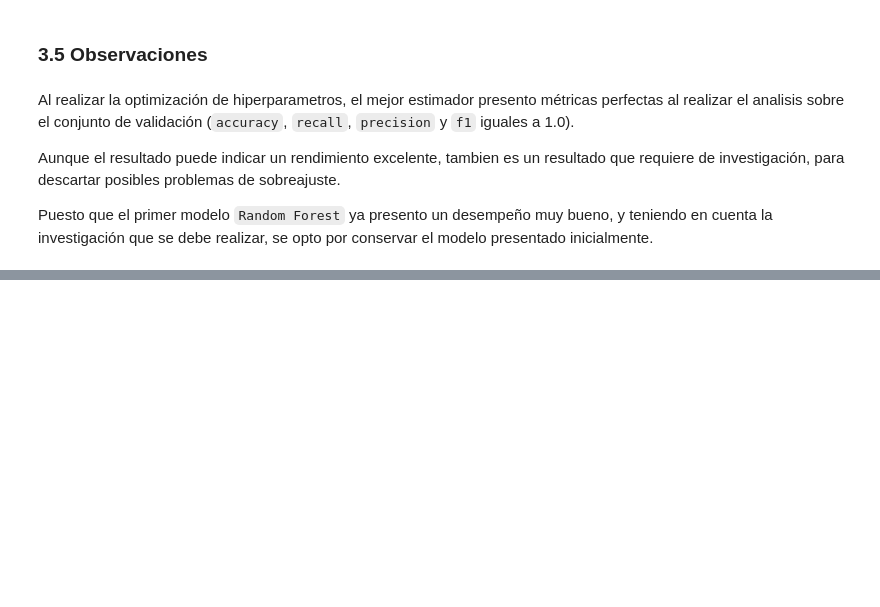
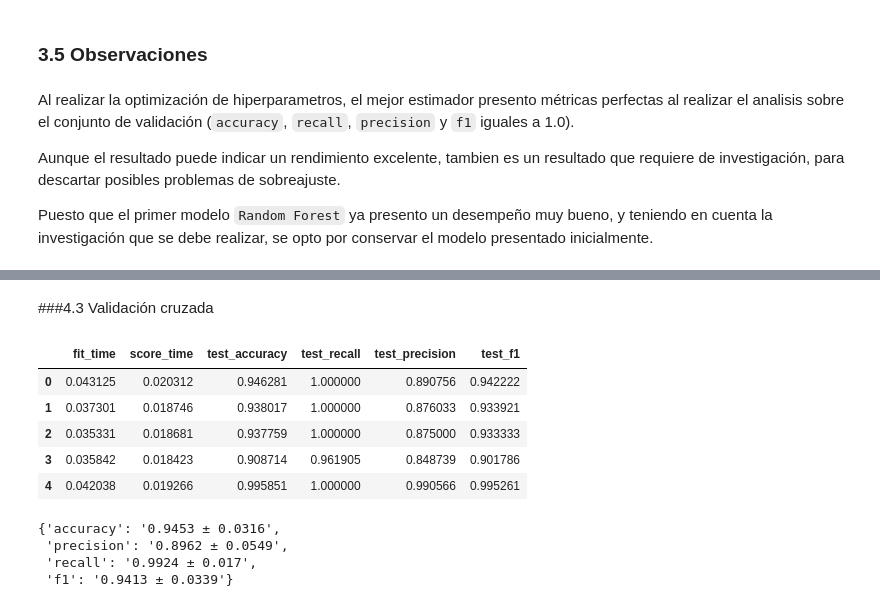
Before and after one commit to ezeperezds/Anemia-Prediction-System, a Jupyter notebook: notebooks/03_modeling.ipynb, the cells around one changed output, grey strips where cells are left out. Saved outputs shown, nothing was run; the diff lists cells and outputs as text; code cells hidden in the pictures; blank space fills up the shorter version.

```diff
--- a/notebooks/03_modeling.ipynb
+++ b/notebooks/03_modeling.ipynb
@@ -768,0 +825,40 @@ Dado que el objetivo principal del proyecto es mantener una alta capacidad predi
+# %% [markdown]
+###4.3 Validación cruzada
+# %%
+pipeline_xgb = Pipeline(
+    [
+        ('preprocessor', preprocessor),
+        ('model', XGBClassifier(
+            objective = 'binary:logistic',
+            eval_metric = 'logloss',
+            n_estimators = 100,
+            learning_rate = 0.01,
+            max_depth = 2,
+            random_state = 82
+        ))
+    ]
+)
+# %%
+scores_xgb = cross_validate(
+    pipeline_xgb,
+    X_temp,
+    y_temp,
+    cv = 5,
+    scoring = [
+        'accuracy',
+        'recall',
+        'precision',
+        'f1'
+    ],
+    return_train_score = False
+)
+# %%
+results_xgb = pd.DataFrame(scores_xgb)
+results_xgb
+# %% [output]
+|  | fit_time | score_time | test_accuracy | test_recall | test_precision | test_f1 |
+| 0 | 0.043125 | 0.020312 | 0.946281 | 1.000000 | 0.890756 | 0.942222 |
+| 1 | 0.037301 | 0.018746 | 0.938017 | 1.000000 | 0.876033 | 0.933921 |
+| 2 | 0.035331 | 0.018681 | 0.937759 | 1.000000 | 0.875000 | 0.933333 |
+| 3 | 0.035842 | 0.018423 | 0.908714 | 0.961905 | 0.848739 | 0.901786 |
+| 4 | 0.042038 | 0.019266 | 0.995851 | 1.000000 | 0.990566 | 0.995261 |
@@ -768,0 +867,7 @@ Dado que el objetivo principal del proyecto es mantener una alta capacidad predi
+# %%
+metrics_cv_xgb
+# %% [output]
+{'accuracy': '0.9453 ± 0.0316',
+ 'precision': '0.8962 ± 0.0549',
+ 'recall': '0.9924 ± 0.017',
+ 'f1': '0.9413 ± 0.0339'}
```
Also changed, not shown: parts of 61 cells of this notebook.
